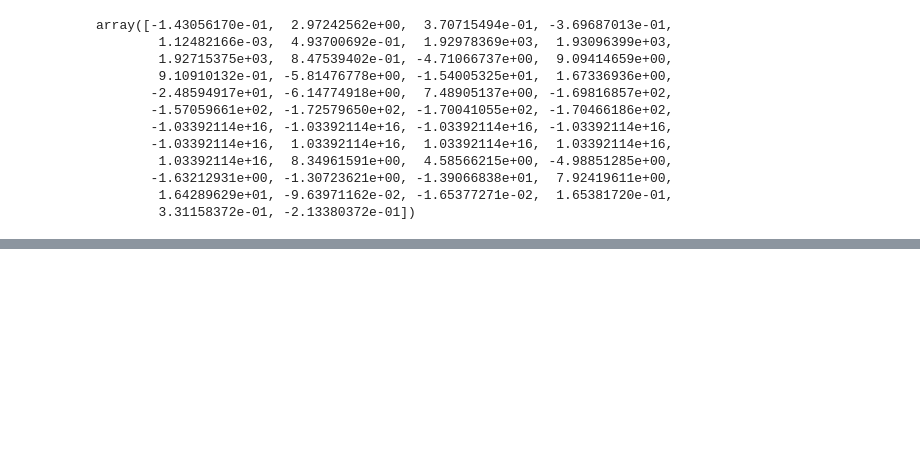
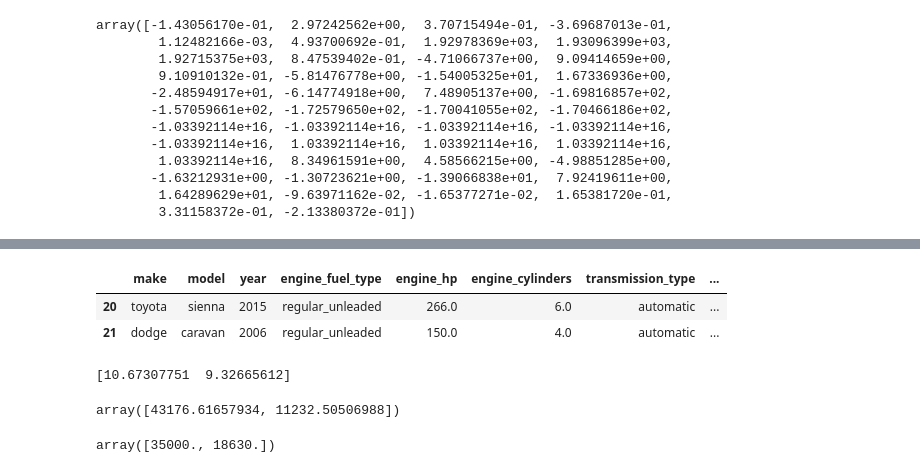
Before and after one commit to Jaykold/mlzoomcamp, a Jupyter notebook: ML_zoomcamp_wk2.ipynb, the cells around one changed output, grey strips where cells are left out. Cells and saved outputs as stored; diff of their text form; code cells hidden in the pictures; blank space fills up the shorter version.

```diff
--- a/ML_zoomcamp_wk2.ipynb
+++ b/ML_zoomcamp_wk2.ipynb
@@ -437,0 +504,3 @@ array([-1.43056170e-01,  2.97242562e+00,  3.70715494e-01, -3.69687013e-01,
+# %%
+user_input = df_test.iloc[20:22].to_dict()
+user_input
@@ -437,0 +523,21 @@ array([-1.43056170e-01,  2.97242562e+00,  3.70715494e-01, -3.69687013e-01,
+# %%
+df_user = pd.DataFrame(user_input)
+df_user
+# %% [output]
+|  | make | model | year | engine_fuel_type | engine_hp | engine_cylinders | transmission_type | ... |
+| 20 | toyota | sienna | 2015 | regular_unleaded | 266.0 | 6.0 | automatic | ... |
+| 21 | dodge | caravan | 2006 | regular_unleaded | 150.0 | 4.0 | automatic | ... |
+# %%
+X_user = prepare_data(df_user)
+y_pred = linear_regression(X_user, W, b)
+print(y_pred)
+# %% [output]
+[10.67307751  9.32665612]
+# %%
+np.expm1(y_pred)
+# %% [output]
+array([43176.61657934, 11232.50506988])
+# %%
+np.expm1(y_test[20:22])
+# %% [output]
+array([35000., 18630.])
```
Also changed, not shown: parts of 11 cells of this notebook.
